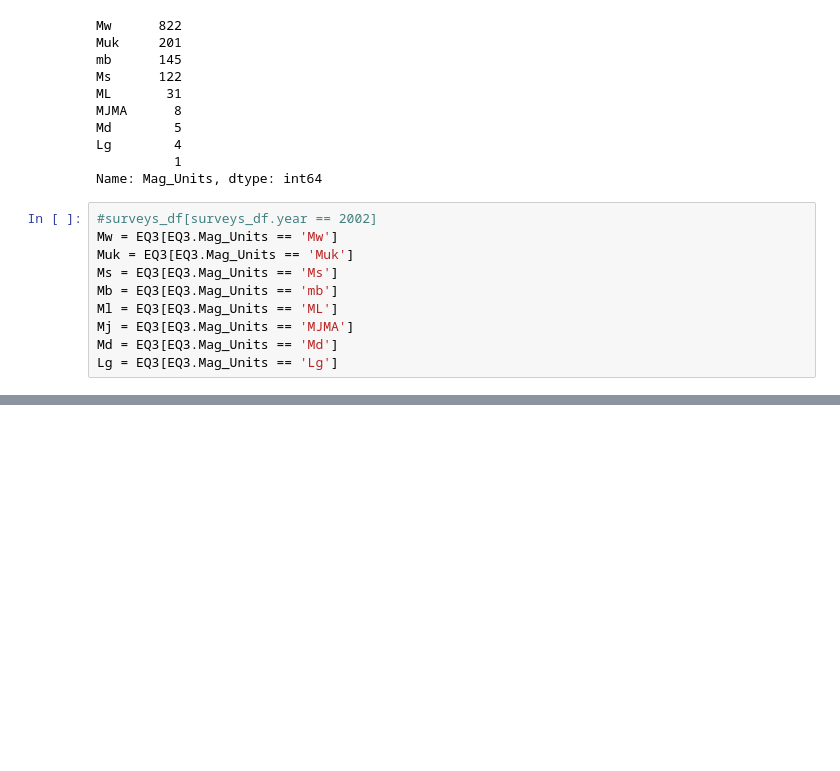
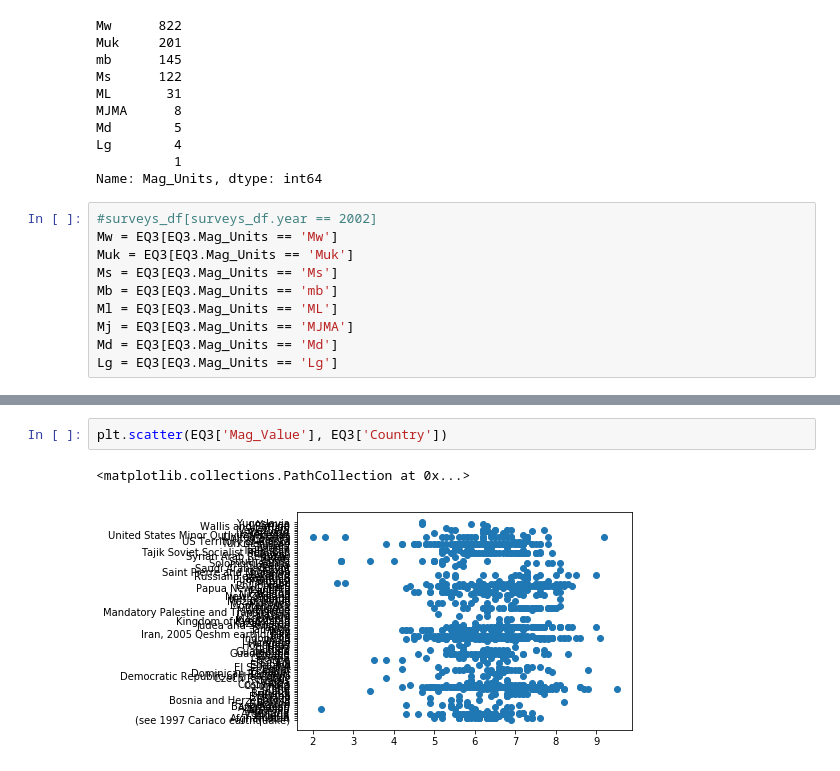
Before and after one commit to smitamisra/StrikingRobo_Earthquakes, a Jupyter notebook: SM2.ipynb, the cells around one changed output, grey strips where cells are left out. Drawn from its saved outputs; the diff is of its cells as text; blank space fills up the shorter version.

```diff
--- a/SM2.ipynb
+++ b/SM2.ipynb
@@ -919,0 +1155,5 @@ Lg = EQ3[EQ3.Mag_Units == 'Lg']
+# %%
+plt.scatter(EQ3['Mag_Value'], EQ3['Country'])
+# %% [output]
+<matplotlib.collections.PathCollection at 0x...>
+[figure, added]
```
Also changed, not shown: parts of 33 cells of this notebook.
